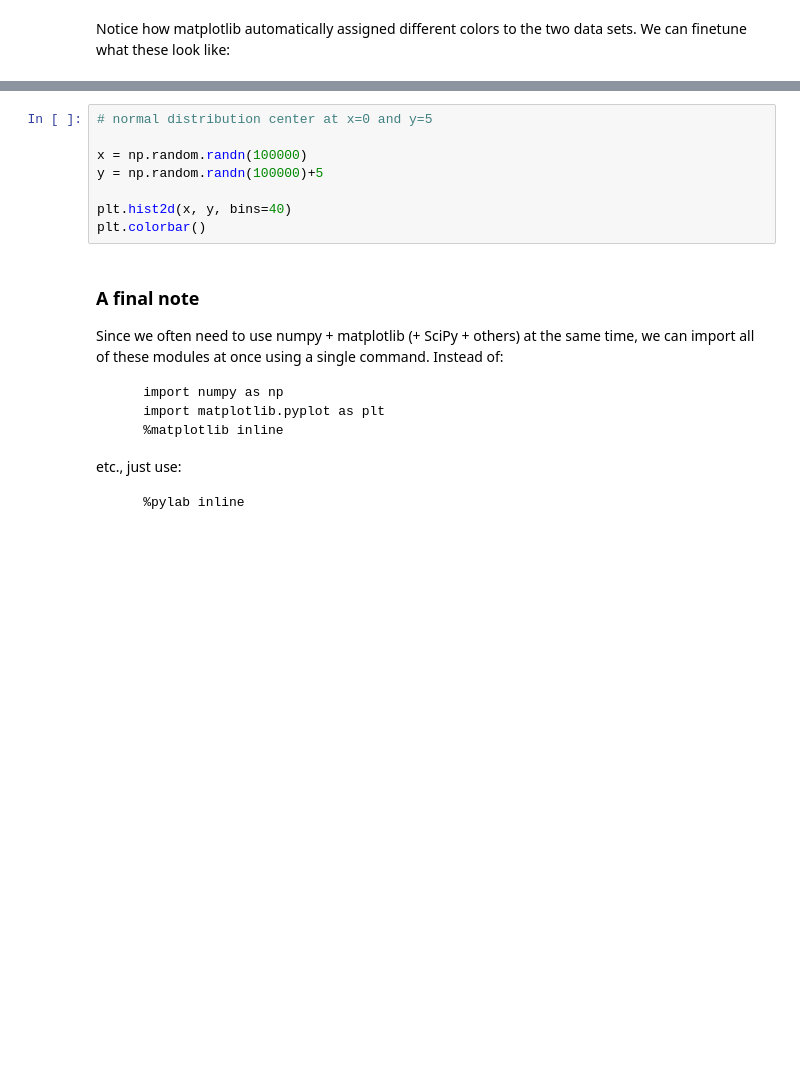
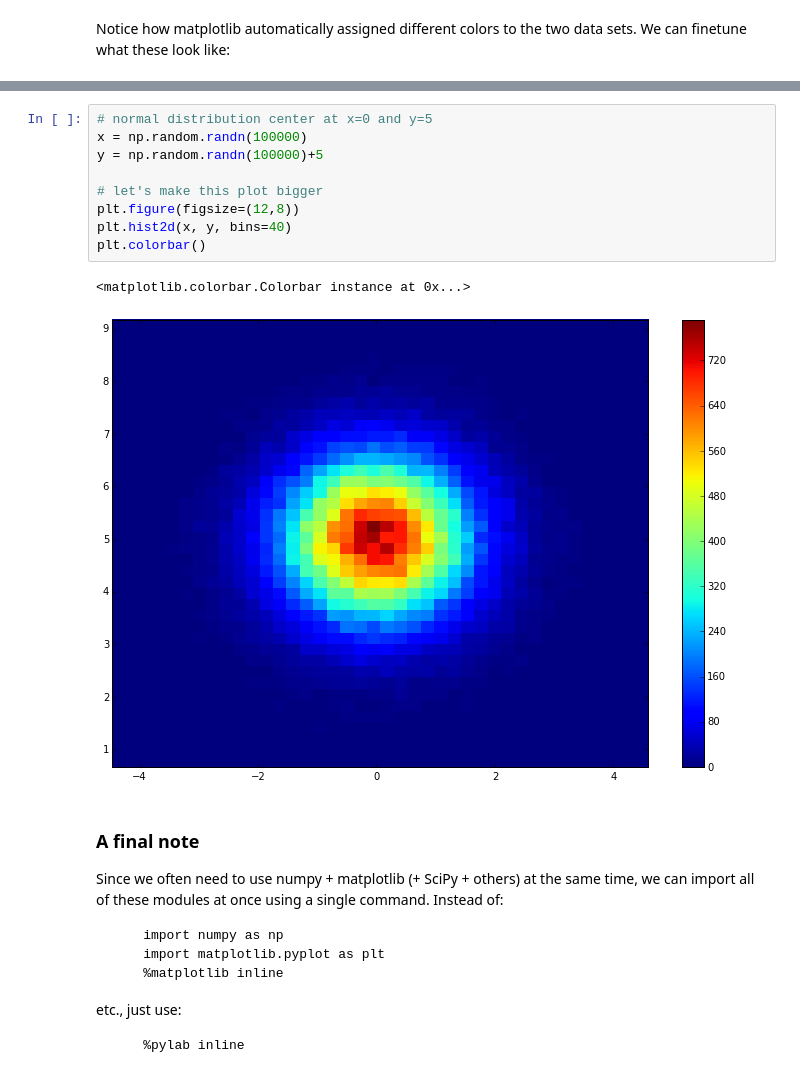
Before and after one commit to kialio/gsfcpyboot, a Jupyter notebook: szhu_numpymatplotlib.ipynb, the cells around one changed output, grey strips where cells are left out. Drawn from its saved outputs; the diff is of its cells as text; blank space fills up the shorter version.

```diff
--- a/szhu_numpymatplotlib.ipynb
+++ b/szhu_numpymatplotlib.ipynb
@@ -333,11 +397,15 @@ fig.suptitle('fake data', size=16, weight='bold')
 # %%
 # normal distribution center at x=0 and y=5
-
 x = np.random.randn(100000)
 y = np.random.randn(100000)+5
 
+# let's make this plot bigger
+plt.figure(figsize=(12,8))
 plt.hist2d(x, y, bins=40)
 plt.colorbar()
+# %% [output]
+<matplotlib.colorbar.Colorbar instance at 0x...>
+[figure, added]
 # %% [markdown]
 ### A final note
 
```
Also changed, not shown: parts of 22 cells of this notebook.
